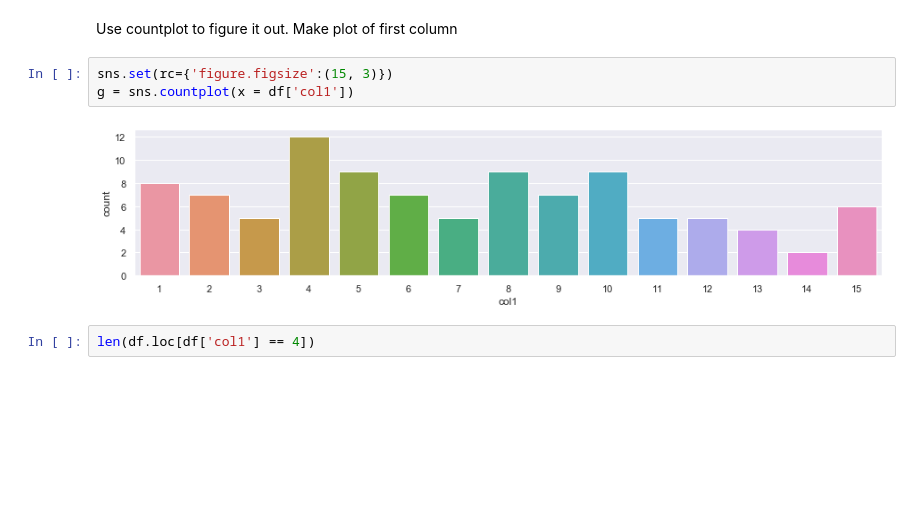
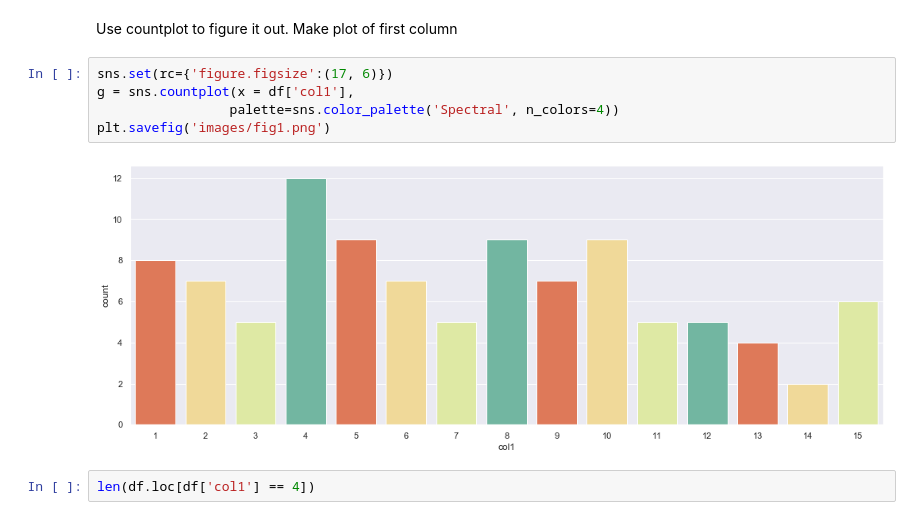
Before and after one commit to halpert3/xticklabels, a Jupyter notebook: xtick_notebook2.ipynb, the cells around one changed output. Drawn from its saved outputs; the diff is of its cells as text; blank space fills up the shorter version.

Commit message:
tweaked visualizations

```diff
--- a/xtick_notebook2.ipynb
+++ b/xtick_notebook2.ipynb
@@ -23,10 +23,12 @@ df.head()
 # %% [markdown]
 Use countplot to figure it out. Make plot of first column
 # %%
-sns.set(rc={'figure.figsize':(15, 3)})
-g = sns.countplot(x = df['col1'])
+sns.set(rc={'figure.figsize':(17, 6)})
+g = sns.countplot(x = df['col1'],
+                 palette=sns.color_palette('Spectral', n_colors=4))
+plt.savefig('images/fig1.png')
 # %% [output]
-[figure, old version]
+[figure, new version]
 # %%
 len(df.loc[df['col1'] == 4])
 # %% [output]
```
Also changed, not shown: parts of 4 cells of this notebook, 1 other file.
